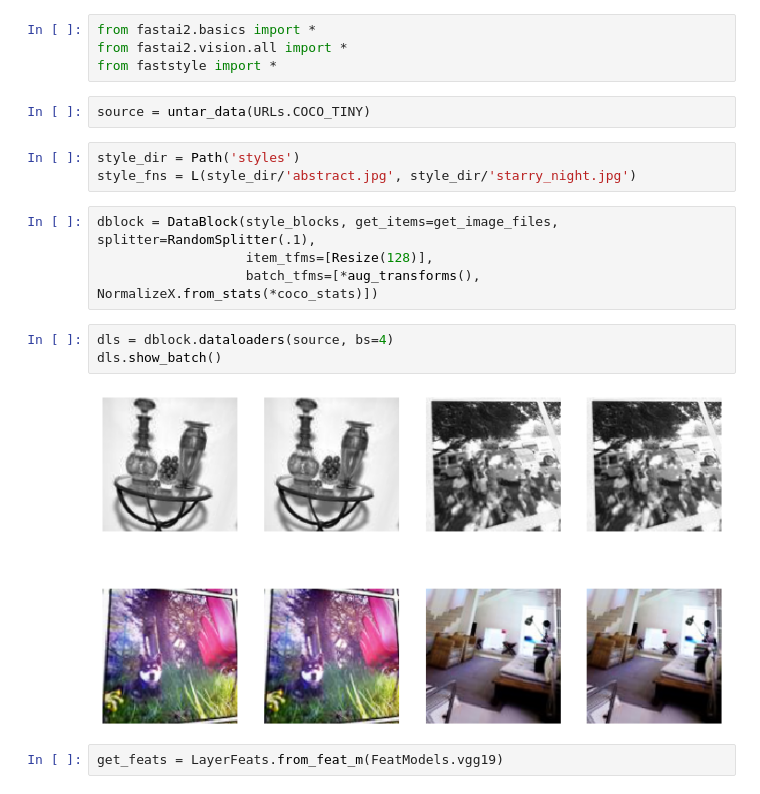
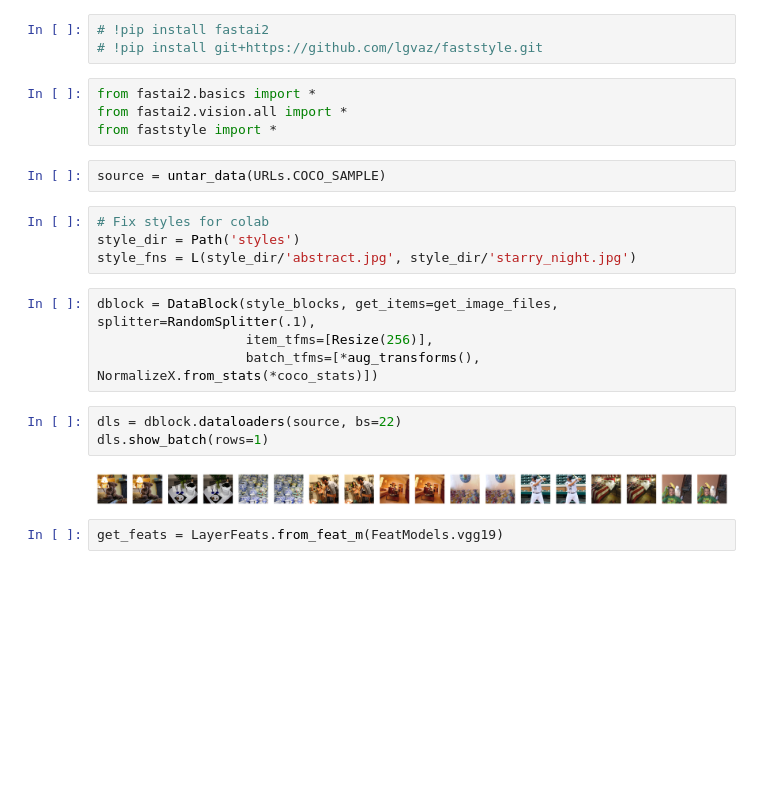
Before and after one commit to lgvaz/faststyle, a Jupyter notebook: examples/simple.ipynb, the cells around one changed output. Drawn from its saved outputs; the diff is of its cells as text; blank space fills up the shorter version.

```diff
--- a/examples/simple.ipynb
+++ b/examples/simple.ipynb
@@ -1,21 +3,25 @@
+# %%
+# !pip install fastai2
+# !pip install git+https://github.com/lgvaz/faststyle.git
 # %%
 from fastai2.basics import *
 from fastai2.vision.all import *
 from faststyle import *
 # %%
-source = untar_data(URLs.COCO_TINY)
+source = untar_data(URLs.COCO_SAMPLE)
 # %%
+# Fix styles for colab
 style_dir = Path('styles')
 style_fns = L(style_dir/'abstract.jpg', style_dir/'starry_night.jpg')
 # %%
 dblock = DataBlock(style_blocks, get_items=get_image_files, splitter=RandomSplitter(.1),
-                   item_tfms=[Resize(128)],
+                   item_tfms=[Resize(256)],
                    batch_tfms=[*aug_transforms(), NormalizeX.from_stats(*coco_stats)])
 # %%
-dls = dblock.dataloaders(source, bs=4)
-dls.show_batch()
+dls = dblock.dataloaders(source, bs=22)
+dls.show_batch(rows=1)
 # %% [output]
-[figure, old version]
+[figure, new version]
 # %%
 get_feats = LayerFeats.from_feat_m(FeatModels.vgg19)
 # %%
```
Also changed, not shown: parts of 5 cells of this notebook.
